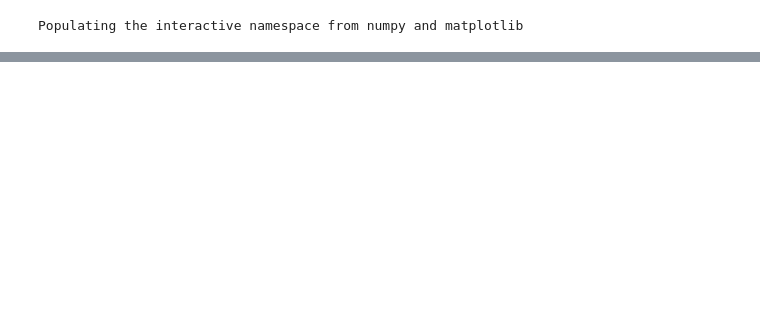
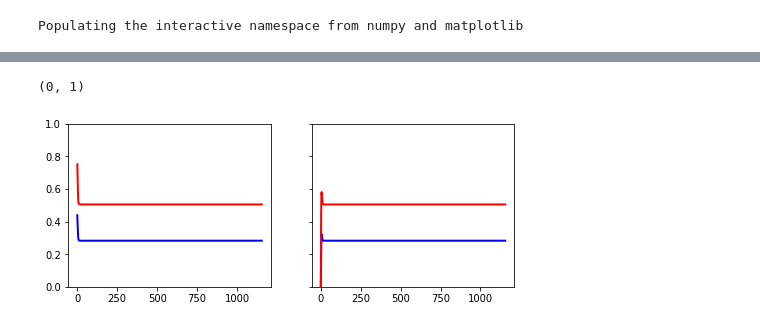
Before and after one commit to fridoling/model_selection, a Jupyter notebook: scripts/model_test.ipynb, the cells around one changed output, grey strips where cells are left out. Cells and saved outputs as stored; diff of their text form; code cells hidden in the pictures; blank space fills up the shorter version.

```diff
--- a/scripts/model_test.ipynb
+++ b/scripts/model_test.ipynb
@@ -49,6 +50,22 @@ data_ic = {model_id:{
                 }
 expt_ic.set_data(data_ic)
 expt_ic.set_fixed_sf({'prvsf': 1, 'pmelt_tot': 1})
+# %%
+model_dkard_ic = model.copy(new_id='dkard_ic')
+model_dkard_ic.set_var_ic('pmelt_bub1_pp2a', 0)
+model_dkard_ic.set_var_ic('kb_pmelt_bub1_pp2a', 0)
+model_dkard_ic.set_var_ic('kd_pmelt_bub1_pp2a', 0)
+model_id = 'dkard_ic'
+expt_dkard_ic = Experiment('dkard_ic')
+data_dkard_ic = {model_id:{
+    'prvsf': {100: (1, 0.1),
+            1000: (1, 0.1),},
+    'pmelt_tot' : {100: (1, 0.1),
+            1100: (1, 0.1),},
+                             }
+                }
+expt_dkard_ic.set_data(data_dkard_ic)
+expt_dkard_ic.set_fixed_sf({'prvsf': 1, 'pmelt_tot': 1})
 # %%
 model_mps1 = model.copy(new_id='full_mps1')
 model_mps1.set_var_constant('mps1', is_constant=False)
@@ -79,9 +146,11 @@ expt_aurb.set_data(data_aurb)
 # %%
-m_ic = Model([expt_ic],[model_ic])
+m_ic = Model([expt_ic, expt_dkard_ic],[model_ic, model_dkard_ic])
 params = KeyedList()
 for p,val in model.optimizableVars.items():
     params.setByKey(p, val.initialValue)
-    res = Residuals.PriorInLog(p+'_prior', p, log(val.initialValue), log(sqrt(100)))
+    res = Residuals.PriorInLog(p+'_prior', p, log(val.initialValue), log(sqrt(1000)))
     m_ic.AddResidual(res)
 # %%
-params_ic_opt = Optimization.fmin_lm_log_params(m_ic, params, maxiter=200, disp=False)
+with warnings.catch_warnings():
+    warnings.filterwarnings("ignore")
+    params_ic_opt = Optimization.fmin_lm_log_params(m_ic, params, maxiter=200, disp=True)
@@ -88,2 +176,19 @@ params_ic_opt = Optimization.fmin_lm_log_params(m_ic, params, maxiter=200, disp=
+# %%
+ics = model_ic.dynamicVars.copy()
+fp = Dynamics.dyn_var_fixed_point(model_ic)
+for i in range(len(ics)):
+    ics[i] = fp[i]
+model_ic.set_var_ics(ics)
+traj = model_ic.integrate(np.linspace(0,1100,101), params_ic_opt)
+traj_dkard = model_dkard_ic.integrate(np.linspace(0,1100,101), params_ic_opt)
+fig, (ax1, ax2) = plt.subplots(1,2,figsize=(8,3),sharex=True, sharey=True)
+ax1.plot(traj.timepoints, traj.get_var_traj('pmelt_bub1_pp2a'), 'b-')
+ax1.plot(traj.timepoints, traj.get_var_traj('pmelt_tot'), 'r-')
+ax2.plot(traj_dkard.timepoints, traj_dkard.get_var_traj('pmelt_bub1_pp2a'), 'b-')
+ax2.plot(traj_dkard.timepoints, traj_dkard.get_var_traj('pmelt_tot'), 'r-')
+ax1.set_ylim([0,1])
+# %% [output]
+(0, 1)
+[figure, added]
 # %%
 model_ic_c = model.copy(new_id='model_ic_c')
```
Also changed, not shown: parts of 15 cells of this notebook.
